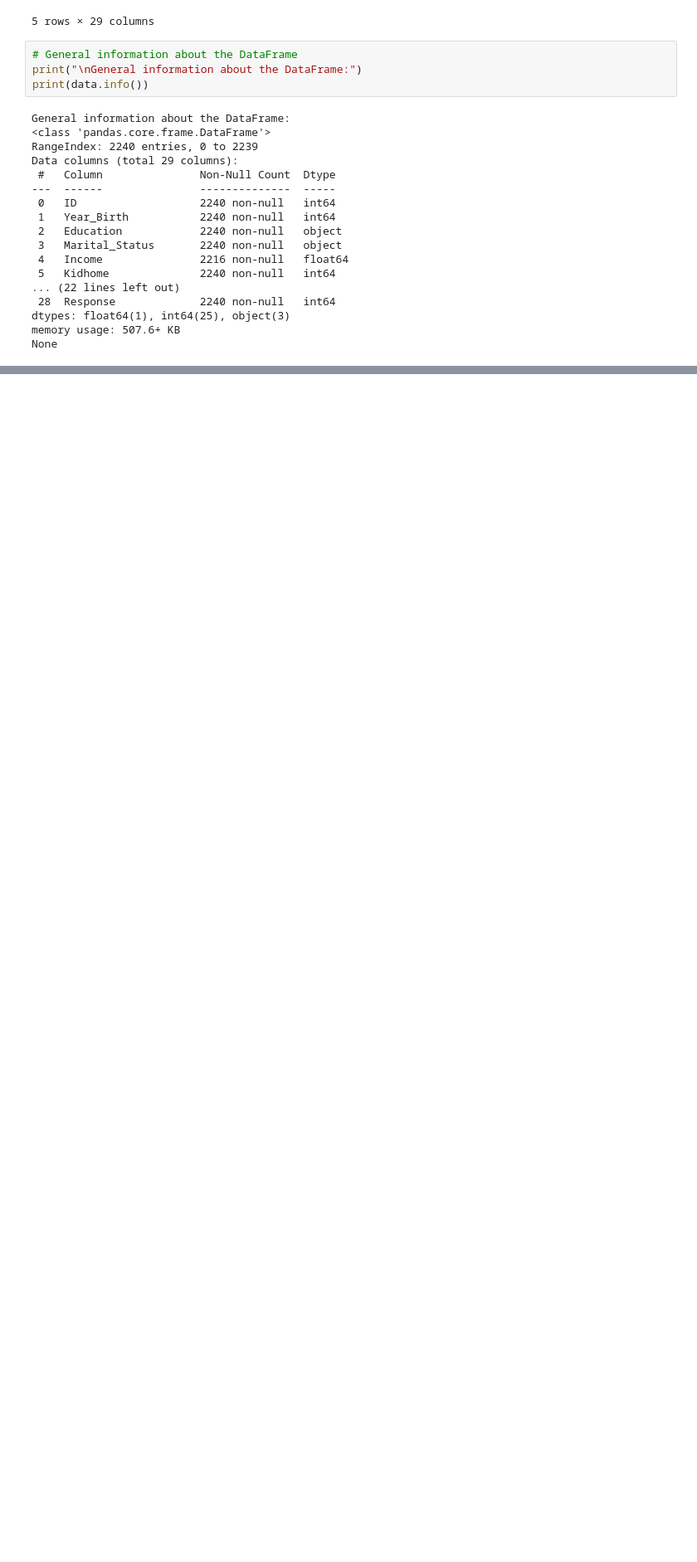
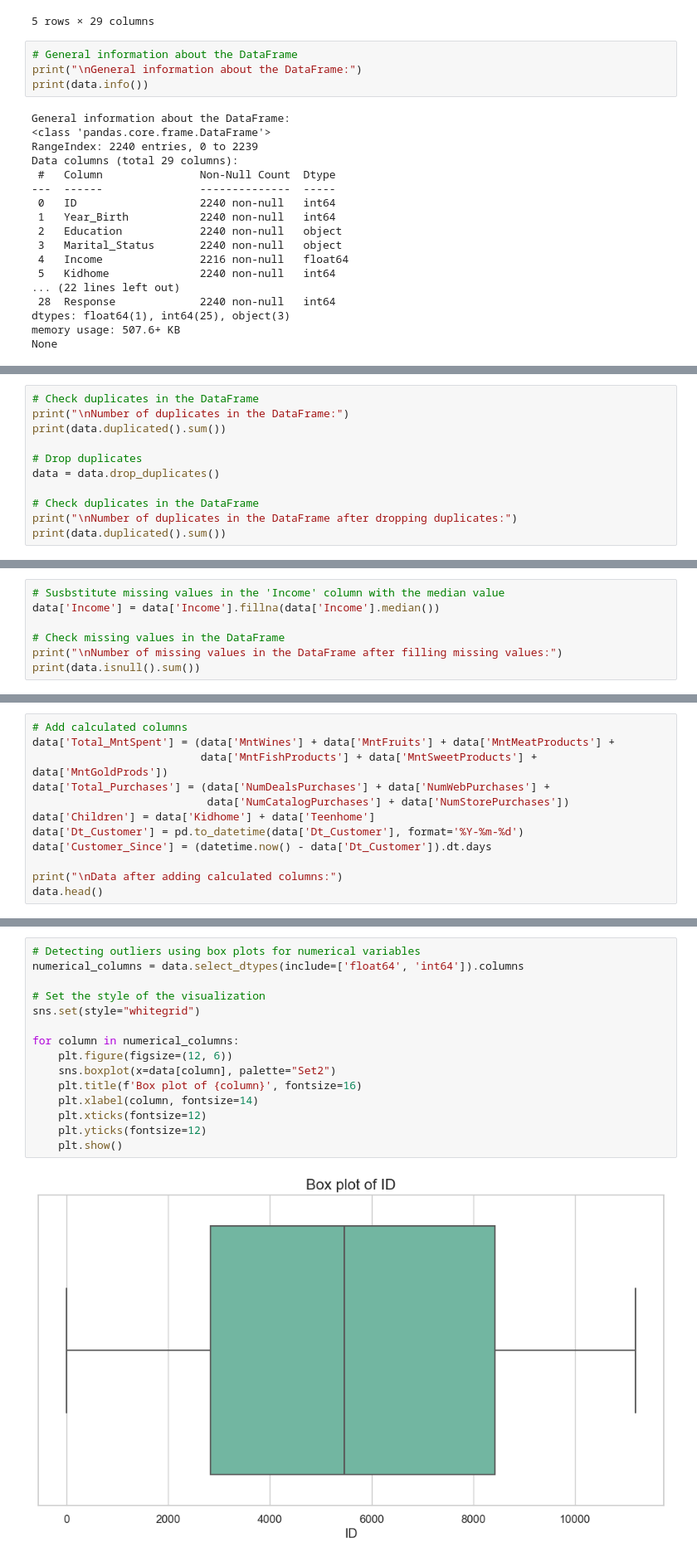
Before and after one commit to Jotis86/Marketing-Analysis-Project, a Jupyter notebook: notebooks/data_cleaning.ipynb, the cells around one changed output, grey strips where cells are left out. Shown at 83% size. Cells and saved outputs as stored; diff of their text form; blank space fills up the shorter version.

```diff
--- a/notebooks/data_cleaning.ipynb
+++ b/notebooks/data_cleaning.ipynb
@@ -41,0 +63,11 @@ None
+# %%
+# Check duplicates in the DataFrame
+print("\nNumber of duplicates in the DataFrame:")
+print(data.duplicated().sum())
+
+# Drop duplicates
+data = data.drop_duplicates()
+
+# Check duplicates in the DataFrame
+print("\nNumber of duplicates in the DataFrame after dropping duplicates:")
+print(data.duplicated().sum())
@@ -41,0 +102,7 @@ None
+# %%
+# Susbstitute missing values in the 'Income' column with the median value
+data['Income'] = data['Income'].fillna(data['Income'].median())
+
+# Check missing values in the DataFrame
+print("\nNumber of missing values in the DataFrame after filling missing values:")
+print(data.isnull().sum())
@@ -41,0 +127,12 @@ None
+# %%
+# Add calculated columns
+data['Total_MntSpent'] = (data['MntWines'] + data['MntFruits'] + data['MntMeatProducts'] +
+                          data['MntFishProducts'] + data['MntSweetProducts'] + data['MntGoldProds'])
+data['Total_Purchases'] = (data['NumDealsPurchases'] + data['NumWebPurchases'] +
+                           data['NumCatalogPurchases'] + data['NumStorePurchases'])
+data['Children'] = data['Kidhome'] + data['Teenhome']
+data['Dt_Customer'] = pd.to_datetime(data['Dt_Customer'], format='%Y-%m-%d')
+data['Customer_Since'] = (datetime.now() - data['Dt_Customer']).dt.days
+
+print("\nData after adding calculated columns:")
+data.head()
@@ -41,0 +148,17 @@ None
+# %%
+# Detecting outliers using box plots for numerical variables
+numerical_columns = data.select_dtypes(include=['float64', 'int64']).columns
+
+# Set the style of the visualization
+sns.set(style="whitegrid")
+
+for column in numerical_columns:
+    plt.figure(figsize=(12, 6))
+    sns.boxplot(x=data[column], palette="Set2")
+    plt.title(f'Box plot of {column}', fontsize=16)
+    plt.xlabel(column, fontsize=14)
+    plt.xticks(fontsize=12)
+    plt.yticks(fontsize=12)
+    plt.show()
+# %% [output]
+[figure, added]
```
Also changed, not shown: parts of 12 cells of this notebook, 2 other files.
